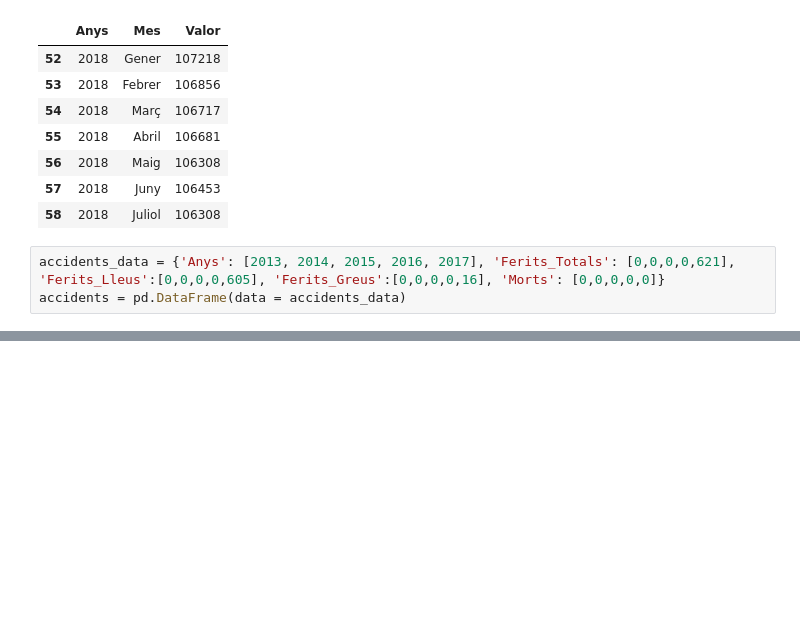
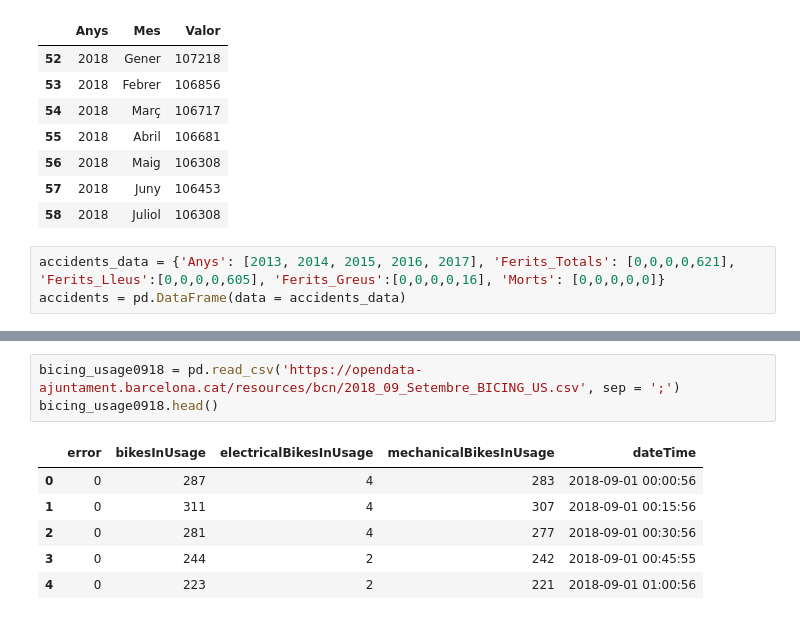
Before and after one commit to jonathan9879/barcelona_data, a Jupyter notebook: Data_tables.ipynb, the cells around one changed output, grey strips where cells are left out. Saved outputs shown, nothing was run; the diff lists cells and outputs as text; blank space fills up the shorter version.

```diff
--- a/Data_tables.ipynb
+++ b/Data_tables.ipynb
@@ -186,0 +199,10 @@ accidents = pd.DataFrame(data = accidents_data)
+# %%
+bicing_usage0918 = pd.read_csv('https://opendata-ajuntament.barcelona.cat/resources/bcn/2018_09_Setembre_BICING_US.csv', sep = ';')
+bicing_usage0918.head()
+# %% [output]
+|  | error | bikesInUsage | electricalBikesInUsage | mechanicalBikesInUsage | dateTime |
+| 0 | 0 | 287 | 4 | 283 | 2018-09-01 00:00:56 |
+| 1 | 0 | 311 | 4 | 307 | 2018-09-01 00:15:56 |
+| 2 | 0 | 281 | 4 | 277 | 2018-09-01 00:30:56 |
+| 3 | 0 | 244 | 2 | 242 | 2018-09-01 00:45:55 |
+| 4 | 0 | 223 | 2 | 221 | 2018-09-01 01:00:56 |
```
Also changed, not shown: parts of 8 cells of this notebook.
